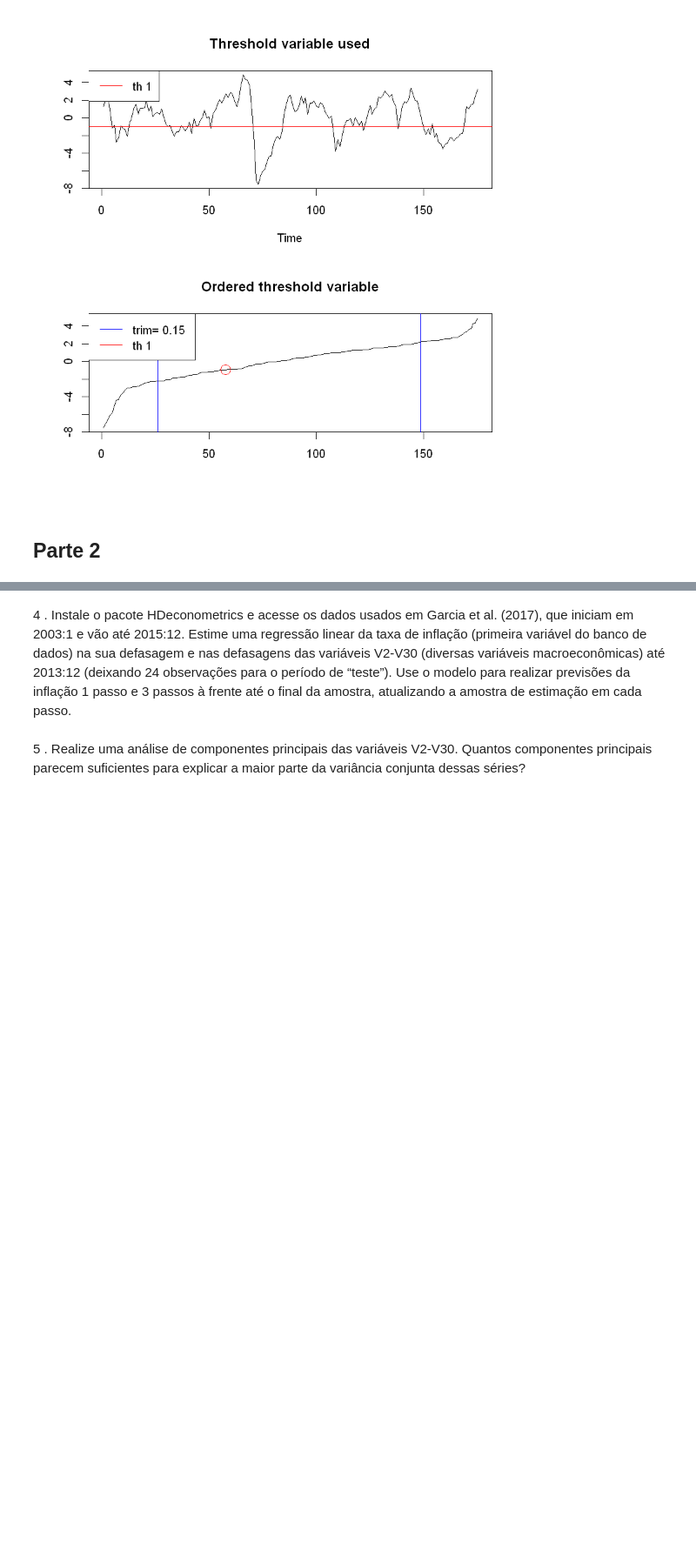
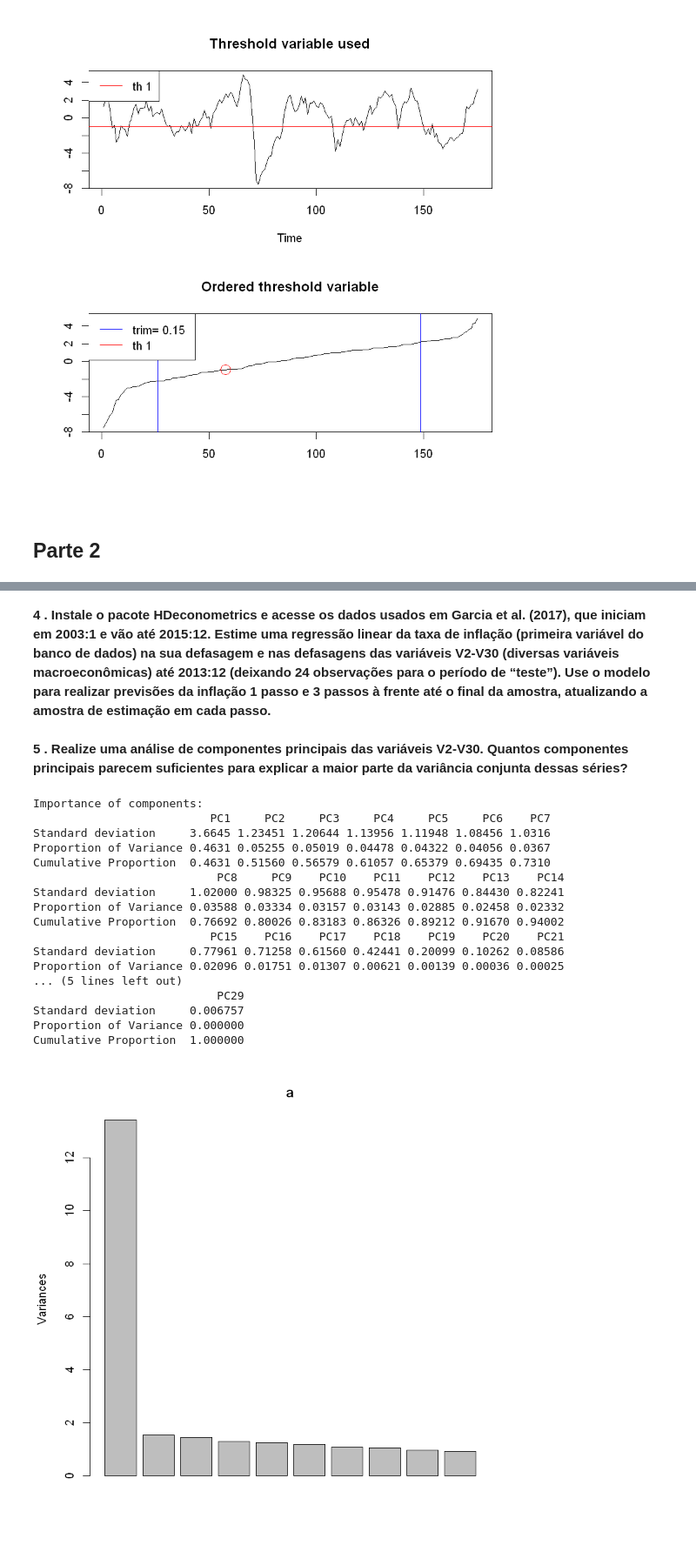
Before and after one commit to PablocFonseca/econometriaII, a Jupyter notebook: Lista Prática 5 - Pablo Corrêa Fonseca.ipynb, the cells around one changed output, grey strips where cells are left out. Shown: that part at 87% size. Drawn from its saved outputs; the diff is of its cells as text; code cells hidden in the pictures; blank space fills up the shorter version.

```diff
--- a/Lista Prática 5 - Pablo Corrêa Fonseca.ipynb
+++ b/Lista Prática 5 - Pablo Corrêa Fonseca.ipynb
@@ -148,4 +147,4 @@ The following objects are masked from 'package:base':
 # %% [markdown]
-4 . Instale o pacote HDeconometrics e acesse os dados usados em Garcia et al. (2017), que iniciam em 2003:1 e vão até 2015:12. Estime uma regressão linear da taxa de inflação (primeira variável do banco de dados) na sua defasagem e nas defasagens das variáveis V2-V30 (diversas variáveis macroeconômicas) até 2013:12 (deixando 24 observações para o período de “teste”). Use o modelo para realizar previsões da inflação 1 passo e 3 passos à frente até o final da amostra, atualizando a amostra de estimação em cada passo.
+**4 . Instale o pacote HDeconometrics e acesse os dados usados em Garcia et al. (2017), que iniciam em 2003:1 e vão até 2015:12. Estime uma regressão linear da taxa de inflação (primeira variável do banco de dados) na sua defasagem e nas defasagens das variáveis V2-V30 (diversas variáveis macroeconômicas) até 2013:12 (deixando 24 observações para o período de “teste”). Use o modelo para realizar previsões da inflação 1 passo e 3 passos à frente até o final da amostra, atualizando a amostra de estimação em cada passo.**
 # %%
 df = read.csv('amostra_2311.csv', sep = ";", dec=",")
@@ -154,2 +151,27 @@ amostra2311 = xts(df, datas)
 # %% [markdown]
-5 . Realize uma análise de componentes principais das variáveis V2-V30. Quantos componentes principais parecem suficientes para explicar a maior parte da variância conjunta dessas séries?
+**5 . Realize uma análise de componentes principais das variáveis V2-V30. Quantos componentes principais parecem suficientes para explicar a maior parte da variância conjunta dessas séries?**
+# %%
+### Componentes principais
+z=df[,2:30]
+a=prcomp(z,scale. = T)
+summary(a)
+plot(a)
+# %% [output]
+Importance of components:
+                          PC1     PC2     PC3     PC4     PC5     PC6    PC7
+Standard deviation     3.6645 1.23451 1.20644 1.13956 1.11948 1.08456 1.0316
+Proportion of Variance 0.4631 0.05255 0.05019 0.04478 0.04322 0.04056 0.0367
+Cumulative Proportion  0.4631 0.51560 0.56579 0.61057 0.65379 0.69435 0.7310
+                           PC8     PC9    PC10    PC11    PC12    PC13    PC14
+Standard deviation     1.02000 0.98325 0.95688 0.95478 0.91476 0.84430 0.82241
+Proportion of Variance 0.03588 0.03334 0.03157 0.03143 0.02885 0.02458 0.02332
+Cumulative Proportion  0.76692 0.80026 0.83183 0.86326 0.89212 0.91670 0.94002
+                          PC15    PC16    PC17    PC18    PC19    PC20    PC21
+Standard deviation     0.77961 0.71258 0.61560 0.42441 0.20099 0.10262 0.08586
+Proportion of Variance 0.02096 0.01751 0.01307 0.00621 0.00139 0.00036 0.00025
+... (5 lines left out)
+                           PC29
+Standard deviation     0.006757
+Proportion of Variance 0.000000
+Cumulative Proportion  1.000000
+[figure, added]
```
Also changed, not shown: parts of 17 cells of this notebook.
